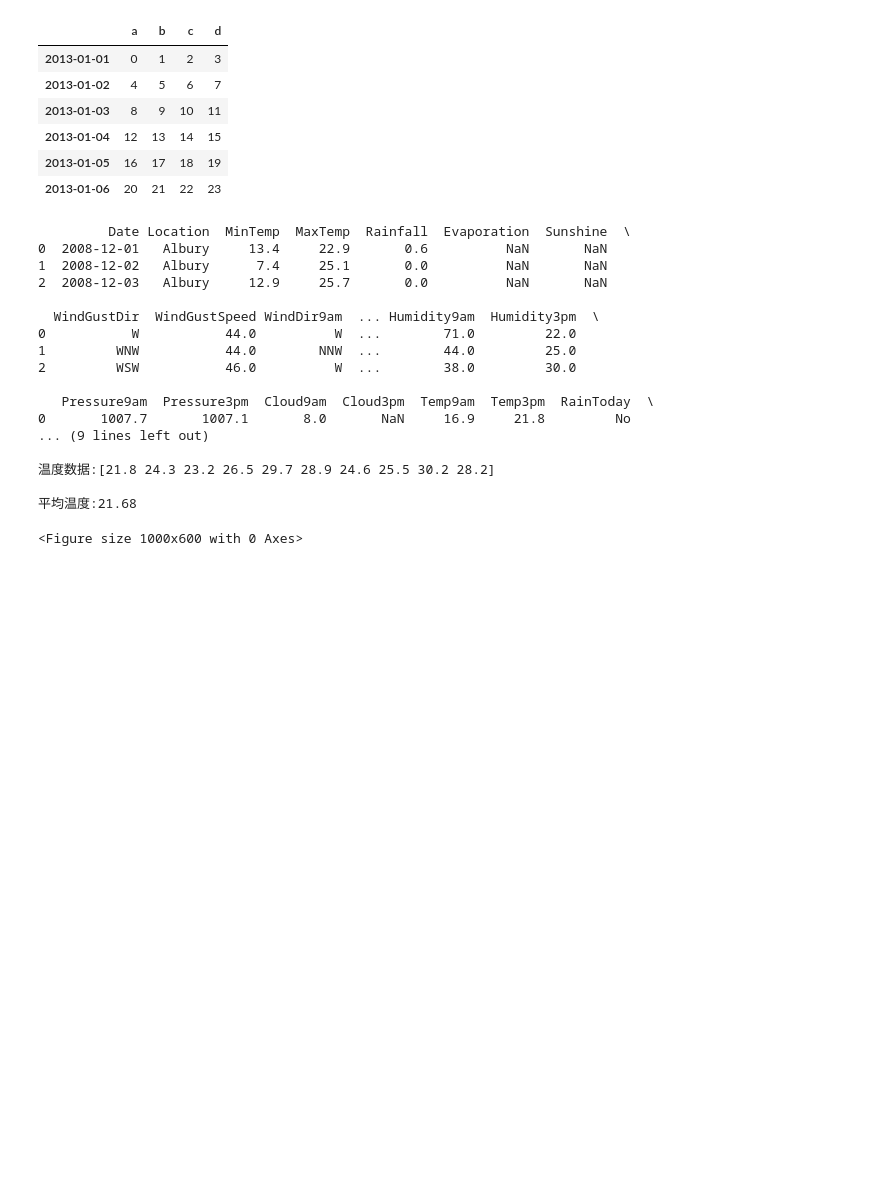
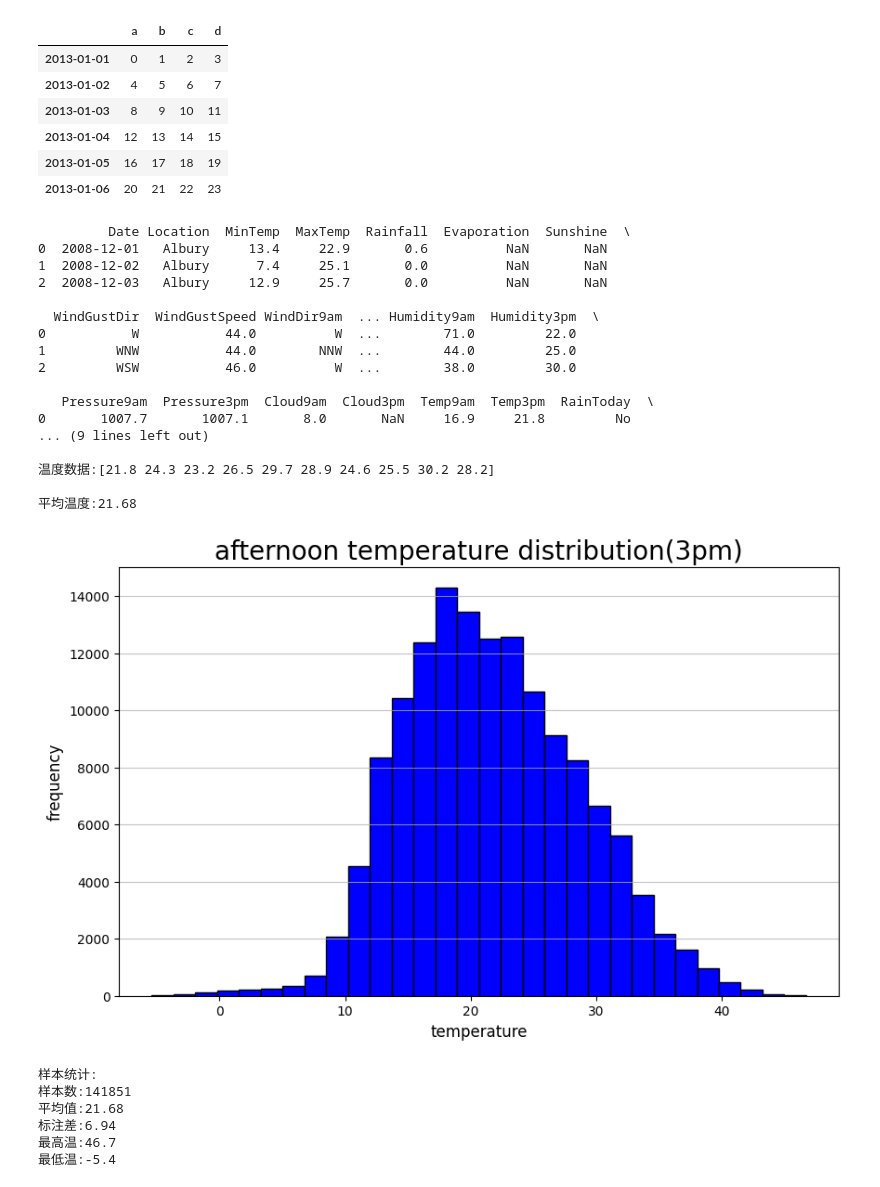
Before and after one commit to ldk618/weather-classification-baseline, a Jupyter notebook: weather_learning.ipynb, the cells around one changed output. Cells and saved outputs as stored; diff of their text form; code cells hidden in the pictures; blank space fills up the shorter version.

```diff
--- a/weather_learning.ipynb
+++ b/weather_learning.ipynb
@@ -17,30 +17,49 @@ df1
 # %%
 import numpy as np
 import pandas as pd
 import matplotlib.pyplot as plt
 
 data = pd.read_csv('weatherAUS.csv')
 print(data.head(3))
 temps = data['Temp3pm'].dropna().values
 print(f"\n温度数据:{temps[:10]}")
 print(f"\n平均温度:{np.mean(temps).round(2)}")
 plt.figure(figsize=(10,6))
+plt.hist(temps,bins=30,color='blue',edgecolor='black')
+plt.title('afternoon temperature distribution(3pm)',fontsize=20)
+plt.xlabel('temperature',fontsize=12)
+plt.ylabel('frequency',fontsize=12)
+plt.grid(axis='y',alpha=0.75)
+plt.savefig('temp_distribution.png',dpi=300,bbox_inches='tight')
+plt.show()
+print(f"\n样本统计:")
+print(f"样本数:{len(temps)}")
+print(f"平均值:{np.mean(temps).round(2)}")
+print(f"标注差:{np.std(temps).round(2)}")
+print(f"最高温:{np.max(temps).round(2)}")
+print(f"最低温:{np.min(temps).round(2)}")
 # %% [output]
          Date Location  MinTemp  MaxTemp  Rainfall  Evaporation  Sunshine  \
 0  2008-12-01   Albury     13.4     22.9       0.6          NaN       NaN
 1  2008-12-02   Albury      7.4     25.1       0.0          NaN       NaN
 2  2008-12-03   Albury     12.9     25.7       0.0          NaN       NaN
 
   WindGustDir  WindGustSpeed WindDir9am  ... Humidity9am  Humidity3pm  \
 0           W           44.0          W  ...        71.0         22.0
 1         WNW           44.0        NNW  ...        44.0         25.0
 2         WSW           46.0          W  ...        38.0         30.0
 
    Pressure9am  Pressure3pm  Cloud9am  Cloud3pm  Temp9am  Temp3pm  RainToday  \
 0       1007.7       1007.1       8.0       NaN     16.9     21.8         No
 ... (9 lines left out)
 
 温度数据:[21.8 24.3 23.2 26.5 29.7 28.9 24.6 25.5 30.2 28.2]
 
 平均温度:21.68
+[figure, added]
-<Figure size 1000x600 with 0 Axes>
+样本统计:
+样本数:141851
+平均值:21.68
+标注差:6.94
+最高温:46.7
+最低温:-5.4
```
Also changed, not shown: parts of 1 cell of this notebook, 9 other files.
